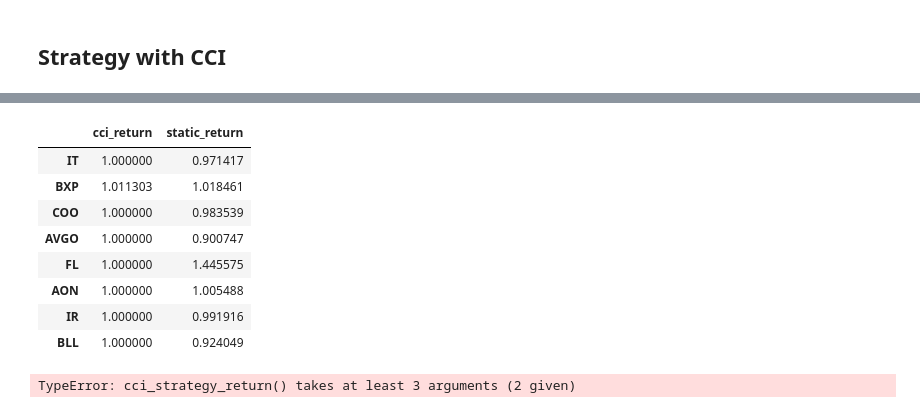
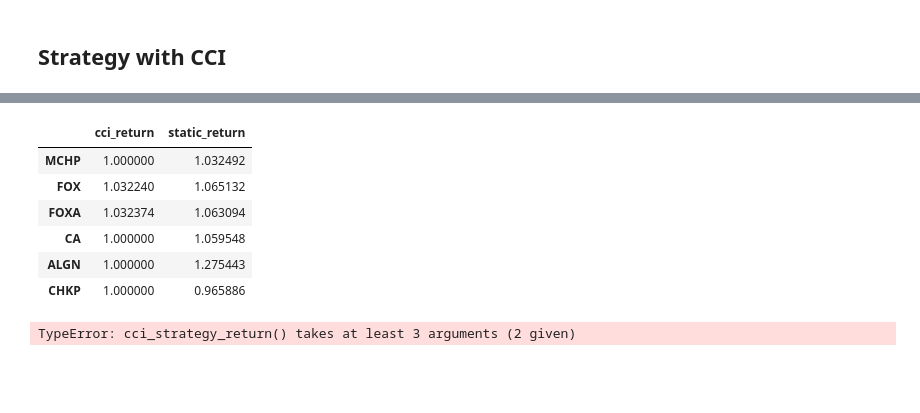
Before and after one commit to danielwpz/dw-feature-util, a Jupyter notebook: feature_analysis.ipynb, the cells around one changed output, grey strips where cells are left out. Saved outputs shown, nothing was run; the diff lists cells and outputs as text; code cells hidden in the pictures; blank space fills up the shorter version.

```diff
--- a/feature_analysis.ipynb
+++ b/feature_analysis.ipynb
@@ -8,9 +8,9 @@ from feature_util.ohlc import SimpleMovingAverageFeatureProducer
 from feature_util.ohlc import ExponentialMovingAverageFeatureProducer
 from feature_util.ohlc import TypicalPriceFeatureProducer
 # %%
-symbol = 'BLL'
+symbol = 'FOX'
 # %%
-df = get_historical(symbol, '2017-11-1', '2018-5-9')
+df = get_historical(symbol, '2018-1-1', '2018-5-12')
 # %%
 df
 # %% [output]
@@ -109,6 +109,9 @@ def cci_strategy_return(df, threshold, period, debug=False):
         r = 1
         i = 1
 
+        if len(trades) == 0:
+            return r
+
         if trades[0][1] == 'sell':
             trades = trades[1:]
 
@@ -124,14 +127,16 @@ def cci_strategy_return(df, threshold, period, debug=False):
 
     trades = get_cci_trade_point(feat_df)
     if debug:
+        if len(trades) == 0:
+            print 'No trades happened'
         for t in trades:
             print(t)
 
     return cal_trade_return(trades)
 # %%
-symbols = ['IT', 'BXP', 'COO', 'AVGO', 'FL', 'AON', 'IR', 'BLL']
-start = '2017-11-1'
-end = '2018-5-1'
+symbols = ['MCHP', 'FOX', 'FOXA', 'CA', 'ALGN', 'CHKP']
+start = '2018-1-1'
+end = '2018-5-12'
 threshold = 100
 period = 20
 # %%
@@ -139,7 +144,7 @@ print('CCI strategy return between %s and %s' % (start, end))
 
 def get_return(s):
     df = get_historical(s, start, end)
-    cci_return = cci_strategy_return(df, threshold, period)
+    cci_return = cci_strategy_return(df, threshold, period, True)
     static_return = 1.0 * df['close'].values[-1] / df['close'].values[0]
     return {'cci_return': cci_return, 'static_return': static_return}
 
@@ -151,12 +165,10 @@ CCI strategy return between 2017-11-1 and 2018-5-1
 |  | cci_return | static_return |
-| IT | 1.000000 | 0.971417 |
-| BXP | 1.011303 | 1.018461 |
-| COO | 1.000000 | 0.983539 |
-| AVGO | 1.000000 | 0.900747 |
-| FL | 1.000000 | 1.445575 |
-| AON | 1.000000 | 1.005488 |
-| IR | 1.000000 | 0.991916 |
-| BLL | 1.000000 | 0.924049 |
+| MCHP | 1.000000 | 1.032492 |
+| FOX | 1.032240 | 1.065132 |
+| FOXA | 1.032374 | 1.063094 |
+| CA | 1.000000 | 1.059548 |
+| ALGN | 1.000000 | 1.275443 |
+| CHKP | 1.000000 | 0.965886 |
 # %%
 cci_strategy_return(get_historical('BXP', start, end), debug=True)
 # %% [output]
```
Also changed, not shown: parts of 4 cells of this notebook, 1 other file.
